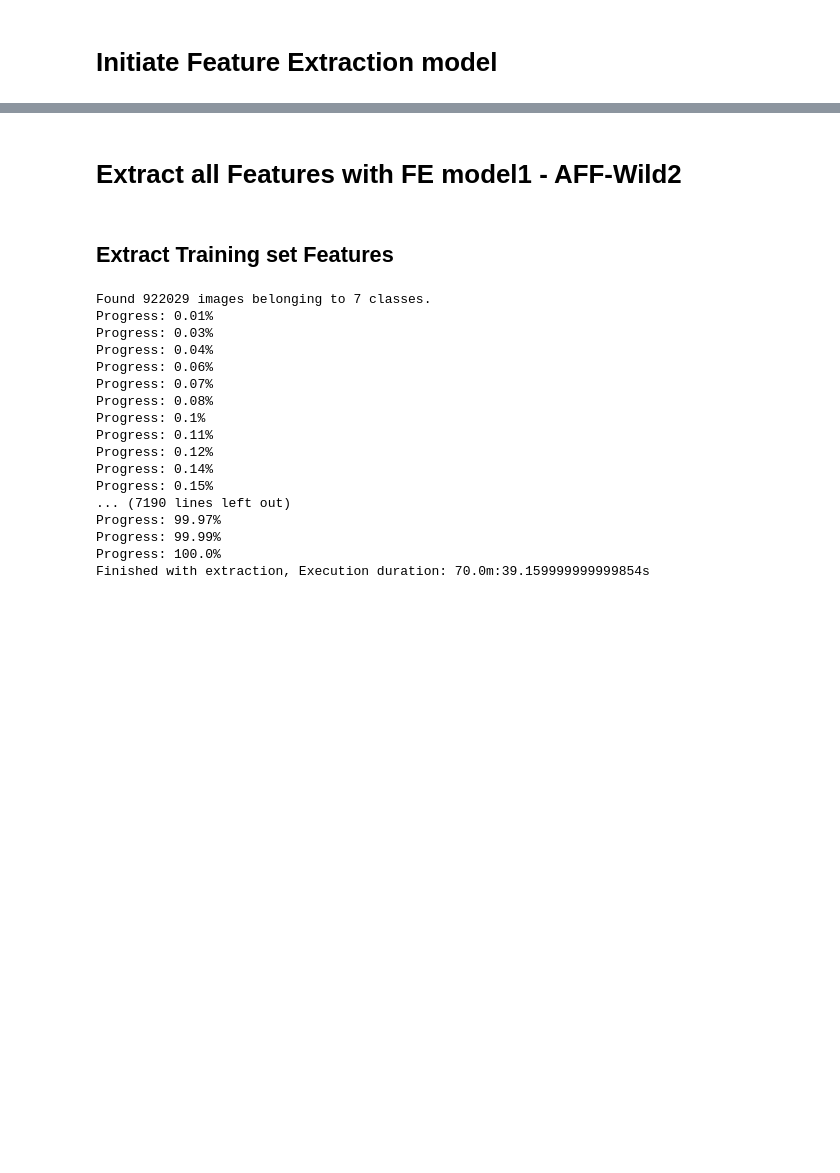
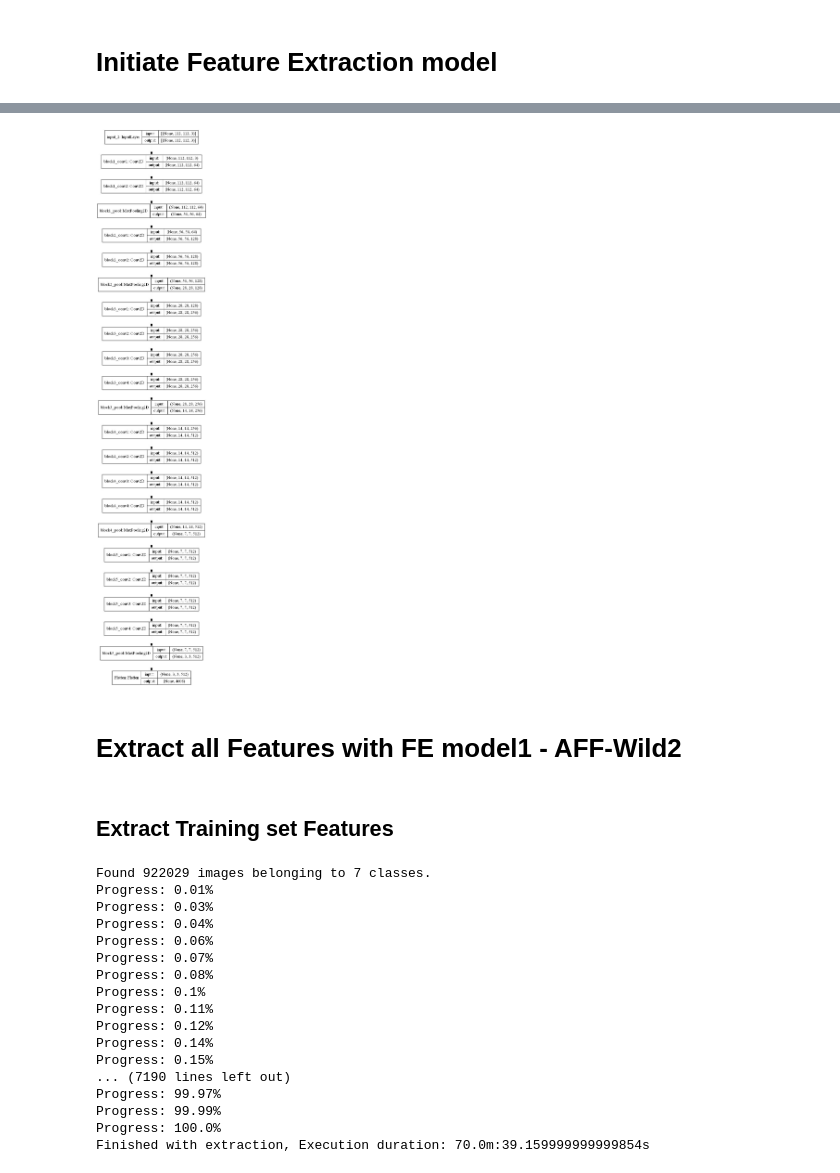
Before and after one commit to ion-elgreco/thesis-FER, a Jupyter notebook: feature_extraction_RGB.ipynb, the cells around one changed output, grey strips where cells are left out. Drawn from its saved outputs; the diff is of its cells as text; code cells hidden in the pictures; blank space fills up the shorter version.

Commit message:
Code finished. Models are trained and evaluated.

```diff
--- a/feature_extraction_RGB.ipynb
+++ b/feature_extraction_RGB.ipynb
@@ -150,6 +150,20 @@ Total params: 20,024,384
 Trainable params: 20,024,384
 Non-trainable params: 0
 _________________________________________________________________
+# %%
+# Plot model
+tf.keras.utils.plot_model(
+    FE_model,
+    to_file=f"data/model_architectures/FE_model.jpg",
+    show_shapes=True,
+    show_dtype=False,
+    show_layer_names=True,
+    rankdir="TB",
+    expand_nested=False,
+    dpi=96,
+)
+# %% [output]
+[figure, added]
 # %%
 # Remove block 5 from FE model
 # (Source: Ravi, A. (2018). Pre-Trained Convolutional Neural Network Features for Facial Expression Recognition. ArXiv:1812.06387 [Cs].
```
Also changed, not shown: parts of 2 cells of this notebook, 2 other files.
